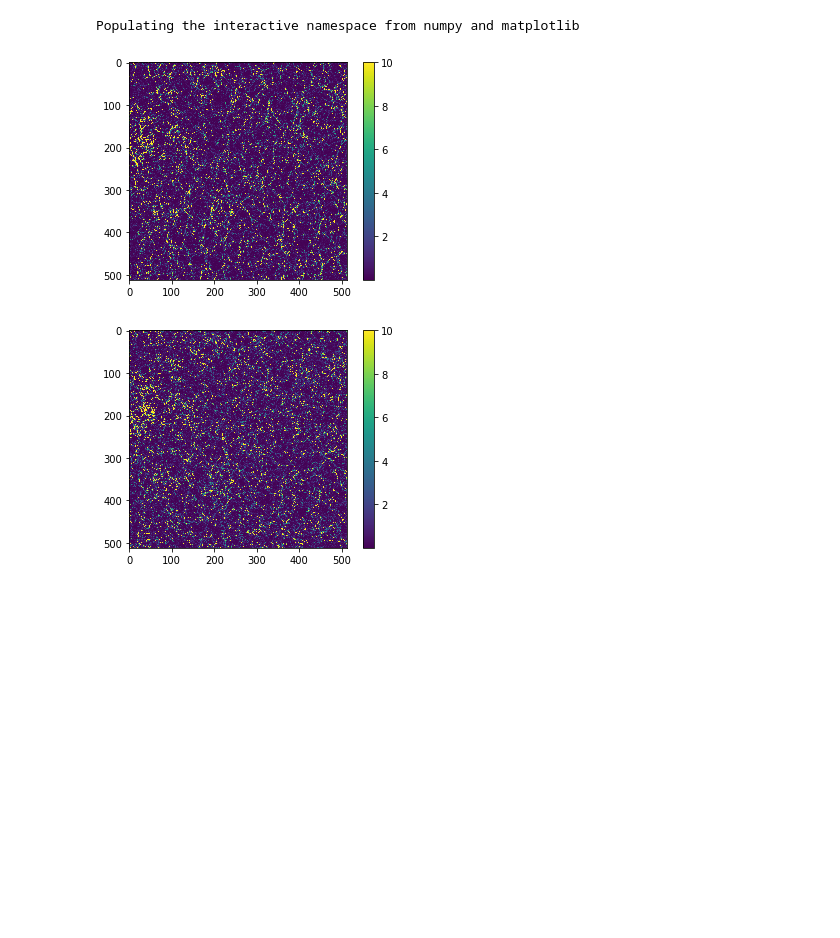
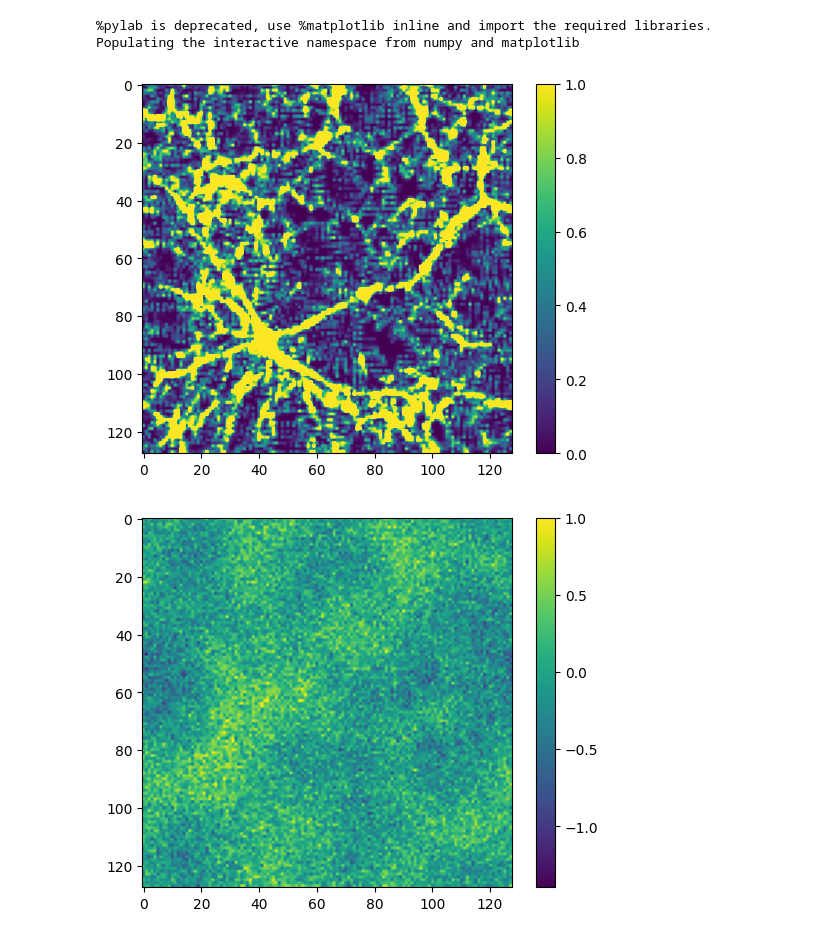
Before and after one commit to bhorowitz/MAPLE-V2, a Jupyter notebook: gen_fid.ipynb, the cells around one changed output. Cells and saved outputs as stored; diff of their text form; code cells hidden in the pictures; blank space fills up the shorter version.

```diff
--- a/gen_fid.ipynb
+++ b/gen_fid.ipynb
@@ -1,24 +1,27 @@
 # %%
 import numpy as np
 # %%
-tau_red = np.load("../nl-fgpa/tau_red_test_320Mpc.npy")
-tau_real = np.load("../nl-fgpa/tau_real_test_320Mpc.npy")
+tau_red = np.load("./example_field.npy")
+tau_real = np.load("./example_gen_field.npy")
 
 #very quickly created rough sims...
 # %%
 %pylab inline
 from nbodykit.source.mesh import BigFileMesh
 
 import nbodykit
 
-imshow(tau_red[0],vmax=10)
+imshow(tau_red[0],vmax=1)
 colorbar()
 show()
-imshow(tau_real[0],vmax=10)
+
+
+imshow(tau_real[0],vmax=1)
 colorbar()
 show()
 # %% [output]
+%pylab is deprecated, use %matplotlib inline and import the required libraries.
 Populating the interactive namespace from numpy and matplotlib
-[figure, old version]
+[figure, new version]
-[figure, old version]
+[figure, new version]
 # %%
```
Also changed, not shown: parts of 11 cells of this notebook, 9 other files.
